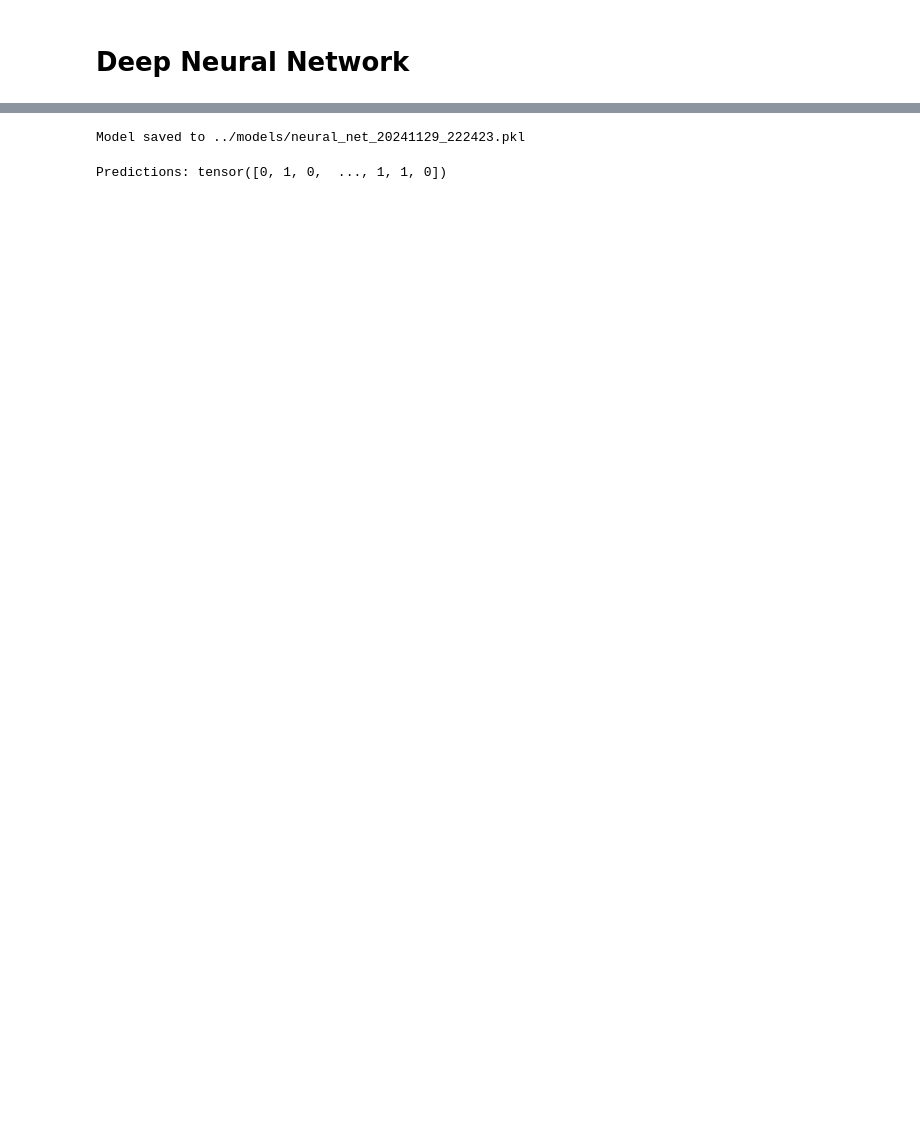
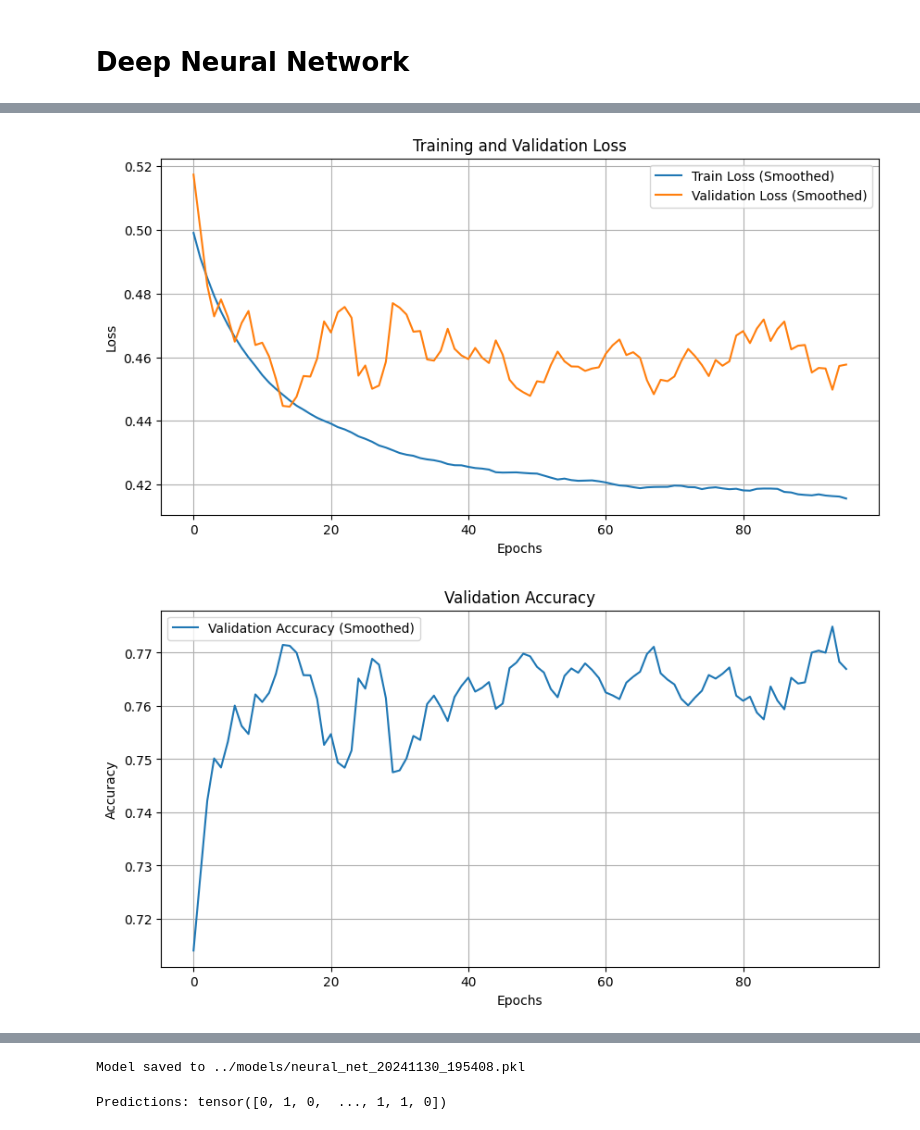
Before and after one commit to benediktpri/ie500_data_mining_project, a Jupyter notebook: notebooks/deep_neural_network.ipynb, the cells around one changed output, grey strips where cells are left out. Saved outputs shown, nothing was run; the diff lists cells and outputs as text; code cells hidden in the pictures; blank space fills up the shorter version.

Commit message:
neural net training

```diff
--- a/notebooks/deep_neural_network.ipynb
+++ b/notebooks/deep_neural_network.ipynb
@@ -73,8 +72,10 @@ def prepare_data_with_resampling(
 
     return train_loader, val_loader, test_loader
 # %%
-# Training function
+# Training function with logging
 def train_model(model, train_loader, val_loader, epochs=20):
+    history = {'train_loss': [], 'val_loss': [], 'val_metrics': []}
+
     for epoch in range(epochs):
         model.train()
         train_loss = 0.0
@@ -87,9 +88,20 @@ def train_model(model, train_loader, val_loader, epochs=20):
             optimizer.step()
             train_loss += loss.item()
 
+        # Compute average training loss
+        avg_train_loss = train_loss / len(train_loader)
+        history['train_loss'].append(avg_train_loss)
+
+        # Evaluate on validation set
         val_loss, val_metrics = evaluate_model(model, val_loader)
+        history['val_loss'].append(val_loss)
+        history['val_metrics'].append(val_metrics)
+
+        # Print progress
         print(f"Epoch {epoch+1}/{epochs}")
-        print(f"Train Loss: {train_loss/len(train_loader):.4f} | Val Loss: {val_loss:.4f} | Val Metrics: {val_metrics}")
+        print(f"Train Loss: {avg_train_loss:.4f} | Val Loss: {val_loss:.4f} | Val Metrics: {val_metrics}")
+
+    return history
 # %%
 # Evaluation function
 def evaluate_model(model, loader):
@@ -140,4 +164,4 @@ Using mps device
 # %%
 # Train the model
-train_model(model, train_loader, val_loader, epochs=20)
+train_progress = train_model(model, train_loader, val_loader, epochs=100)
 # %% [output]
@@ -160,0 +185,44 @@ Train Loss: 0.4437 | Val Loss: 0.4691 | Val Metrics: {'Accuracy': 0.756212560386
+# %%
+import numpy as np
+
+import matplotlib.pyplot as plt
+
+def moving_average(data, window_size):
+    return np.convolve(data, np.ones(window_size)/window_size, mode='valid')
+
+def plot_training_progress(history, window_size=5):
+    # Calculate moving averages
+    train_loss_smooth = moving_average(history['train_loss'], window_size)
+    val_loss_smooth = moving_average(history['val_loss'], window_size)
+
+    # Plot Training and Validation Loss
+    plt.figure(figsize=(10, 5))
+    plt.plot(train_loss_smooth, label='Train Loss (Smoothed)')
+    plt.plot(val_loss_smooth, label='Validation Loss (Smoothed)')
+    plt.title('Training and Validation Loss')
+    plt.xlabel('Epochs')
+    plt.ylabel('Loss')
+    plt.legend()
+    plt.grid(True)
+    plt.show()
+
+    # Optionally plot Validation Metrics if available
+    if 'val_metrics' in history and history['val_metrics'][0] is not None:
+        metrics = history['val_metrics'][0].keys()
+        for metric in metrics:
+            metric_values = [m[metric] for m in history['val_metrics']]
+            metric_smooth = moving_average(metric_values, window_size)
+            plt.figure(figsize=(10, 5))
+            plt.plot(metric_smooth, label=f'Validation {metric} (Smoothed)')
+            plt.title(f'Validation {metric}')
+            plt.xlabel('Epochs')
+            plt.ylabel(metric)
+            plt.legend()
+            plt.grid(True)
+            plt.show()
+
+# Plot the training progress
+plot_training_progress(train_progress)
+# %% [output]
+[figure, added]
+[figure, added]
@@ -167,7 +238,7 @@ model_save_path = f'../models/neural_net_{timestamp}.pkl'
 torch.save(model.state_dict(), model_save_path)
 print(f"Model saved to {model_save_path}")
 # %% [output]
-Model saved to ../models/neural_net_20241129_222423.pkl
+Model saved to ../models/neural_net_20241130_195408.pkl
 # %%
 import torch
 from neural_network.model import NeuralNet
```
Also changed, not shown: parts of 7 cells of this notebook, 1 other file.
